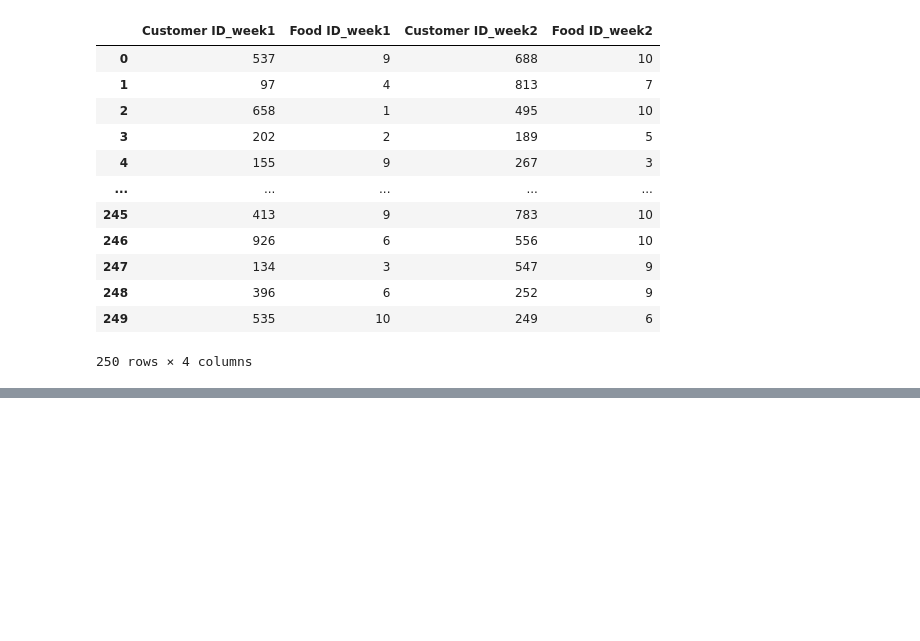
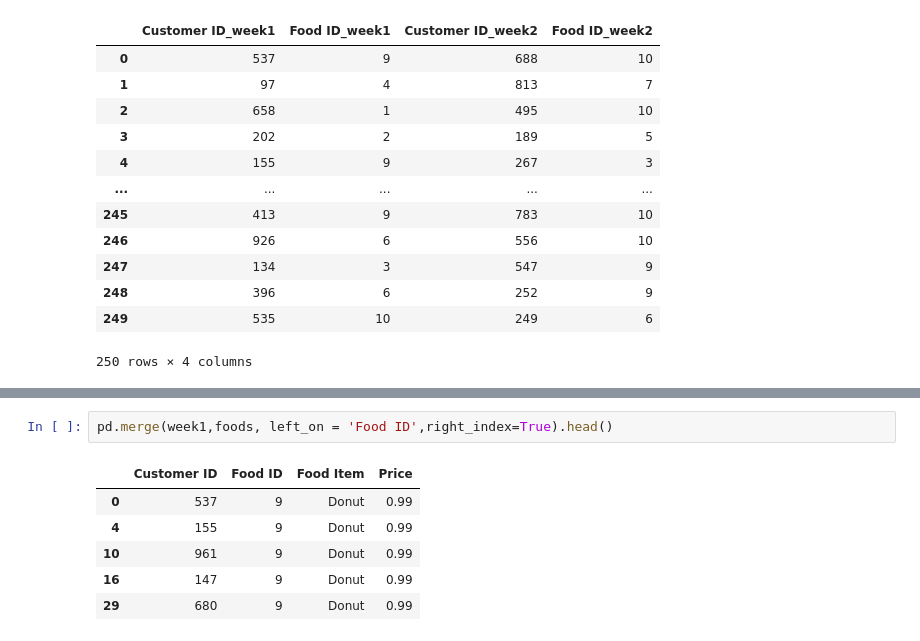
Before and after one commit to ishank296/pandas_practice_eda, a Jupyter notebook: pandas/10_merge_join.ipynb, the cells around one changed output, grey strips where cells are left out. Saved outputs shown, nothing was run; the diff lists cells and outputs as text; blank space fills up the shorter version.

Commit message:
pandas merge method

```diff
--- a/pandas/10_merge_join.ipynb
+++ b/pandas/10_merge_join.ipynb
@@ -181,0 +193,9 @@ week1.merge(week2,how="left",left_index=True,right_index=True,suffixes=('_week1'
+# %%
+pd.merge(week1,foods, left_on = 'Food ID',right_index=True).head()
+# %% [output]
+|  | Customer ID | Food ID | Food Item | Price |
+| 0 | 537 | 9 | Donut | 0.99 |
+| 4 | 155 | 9 | Donut | 0.99 |
+| 10 | 961 | 9 | Donut | 0.99 |
+| 16 | 147 | 9 | Donut | 0.99 |
+| 29 | 680 | 9 | Donut | 0.99 |
```
Also changed, not shown: parts of 4 cells of this notebook.
